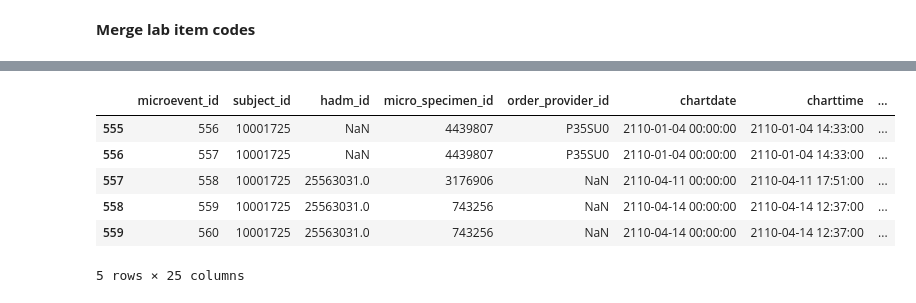
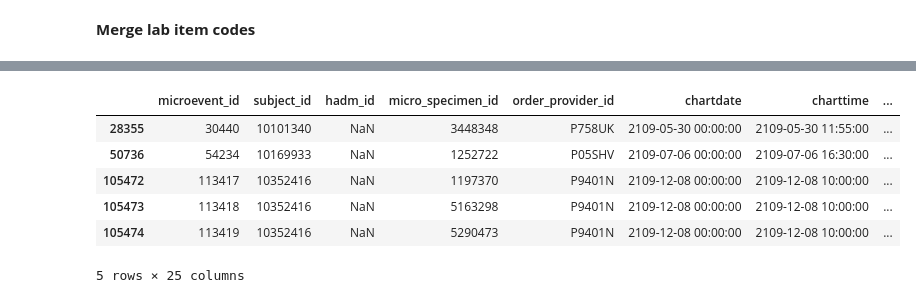
Before and after one commit to vrothenbergUCSD/CSE291Project, a Jupyter notebook: dataset_construction.ipynb, the cells around one changed output, grey strips where cells are left out. Saved outputs shown, nothing was run; the diff lists cells and outputs as text; code cells hidden in the pictures.

```diff
--- a/dataset_construction.ipynb
+++ b/dataset_construction.ipynb
@@ -26,7 +26,7 @@ Fine tuning can be accomplished based on discharge type. Some patients were sent
 
 Some lab results have the priority STAT which implies a dire situation. Abnormal range values will also be a key indicator of a health problem.
 # %%
-patients_df = pd.read_csv(mimic_hosp_dir + '/patients.csv', nrows=10000)
+patients_df = pd.read_csv(mimic_hosp_dir + '/patients.csv', nrows=20000)
 patients_df.head()
 # %% [output]
 |  | subject_id | gender | anchor_age | anchor_year | anchor_year_group | dod |
@@ -47,0 +44,6 @@ admissions_df.head()
+# %%
+admissions_df = pd.read_csv(mimic_hosp_dir + '/admissions.csv', nrows=20000)
+admissions_df['admittime'] = pd.to_datetime(admissions_df['admittime'])
+admissions_df['dischtime'] = pd.to_datetime(admissions_df['dischtime'])
+admissions_df = pd.merge(admissions_df, patients_df[['subject_id', 'gender', 'anchor_age']], on='subject_id', how='left')
+admissions_df.head()
@@ -52,3 +69,12 @@ admissions_df['hadm_id'].unique().shape
+# %%
+sample_patients = admissions_df['subject_id']
+
+# Define a function to process chunks
+def process_chunk(chunk):
+    return chunk[chunk['subject_id'].isin(sample_patients)]
+
+# Read and filter a large CSV in chunks
+chunk_size = 10000  # Define a suitable chunk size
 # %%
 admissions_df['discharge_location'].value_counts()[:5]
 # %% [output]
@@ -150,16 +291,19 @@ lab_journal_df.head()
 # %%
 # pd.set_option('display.max_columns', 50)
 
-microbiologyevents_df = pd.read_csv(mimic_hosp_dir + '/microbiologyevents.csv', nrows=10000)
+# microbiologyevents_df = pd.read_csv(mimic_hosp_dir + '/microbiologyevents.csv', nrows=10000)
+chunks = pd.read_csv(mimic_hosp_dir + '/microbiologyevents.csv', chunksize=chunk_size)
+filtered_chunks = [process_chunk(chunk) for chunk in chunks]
+microbiologyevents_df = pd.concat(filtered_chunks, ignore_index=True)
 microbiologyevents_df['charttime'] = pd.to_datetime(microbiologyevents_df['charttime'])
 microbiologyevents_df = microbiologyevents_df.sort_values(by='charttime')
 
 microbiologyevents_df.head()
 # %% [output]
 |  | microevent_id | subject_id | hadm_id | micro_specimen_id | order_provider_id | chartdate | charttime | ... |
-| 555 | 556 | 10001725 | NaN | 4439807 | P35SU0 | 2110-01-04 00:00:00 | 2110-01-04 14:33:00 | ... |
-| 556 | 557 | 10001725 | NaN | 4439807 | P35SU0 | 2110-01-04 00:00:00 | 2110-01-04 14:33:00 | ... |
-| 557 | 558 | 10001725 | 25563031.0 | 3176906 | NaN | 2110-04-11 00:00:00 | 2110-04-11 17:51:00 | ... |
-| 558 | 559 | 10001725 | 25563031.0 | 743256 | NaN | 2110-04-14 00:00:00 | 2110-04-14 12:37:00 | ... |
-| 559 | 560 | 10001725 | 25563031.0 | 743256 | NaN | 2110-04-14 00:00:00 | 2110-04-14 12:37:00 | ... |
+| 28355 | 30440 | 10101340 | NaN | 3448348 | P758UK | 2109-05-30 00:00:00 | 2109-05-30 11:55:00 | ... |
+| 50736 | 54234 | 10169933 | NaN | 1252722 | P05SHV | 2109-07-06 00:00:00 | 2109-07-06 16:30:00 | ... |
+| 105472 | 113417 | 10352416 | NaN | 1197370 | P9401N | 2109-12-08 00:00:00 | 2109-12-08 10:00:00 | ... |
+| 105473 | 113418 | 10352416 | NaN | 5163298 | P9401N | 2109-12-08 00:00:00 | 2109-12-08 10:00:00 | ... |
+| 105474 | 113419 | 10352416 | NaN | 5290473 | P9401N | 2109-12-08 00:00:00 | 2109-12-08 10:00:00 | ... |
 5 rows × 25 columns
```
Also changed, not shown: parts of 58 cells of this notebook, 1 other file.
